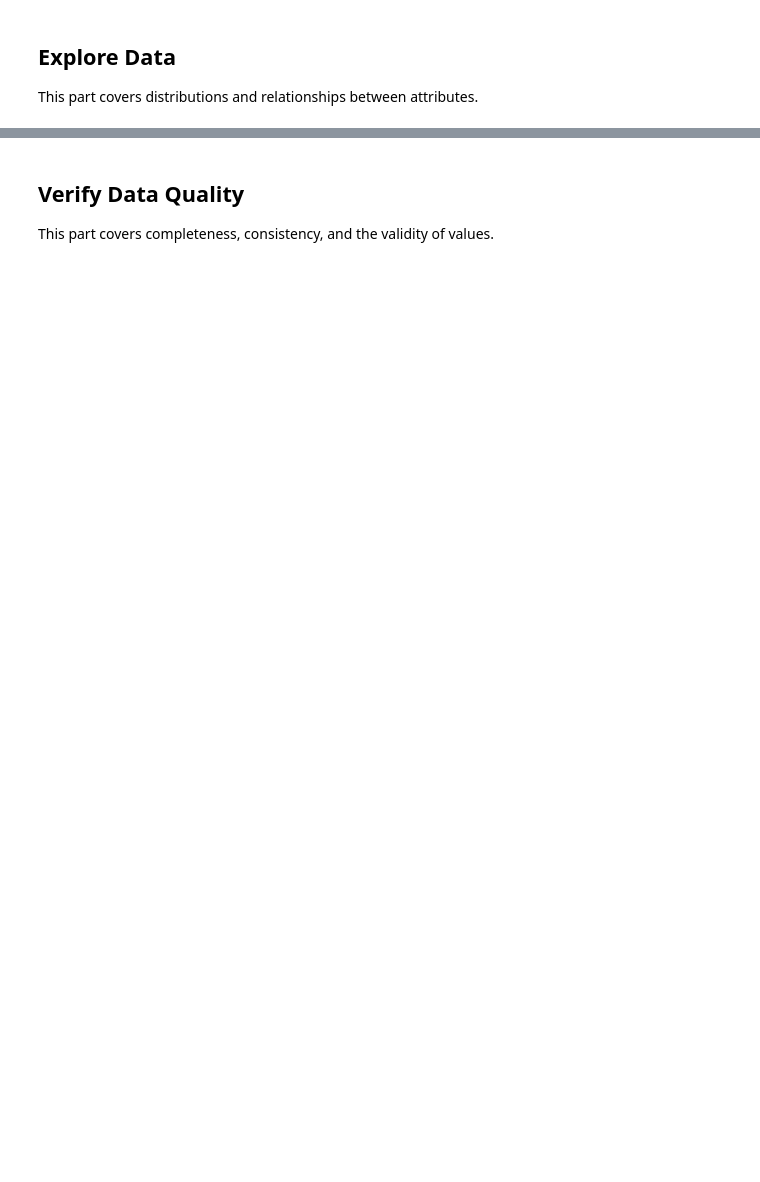
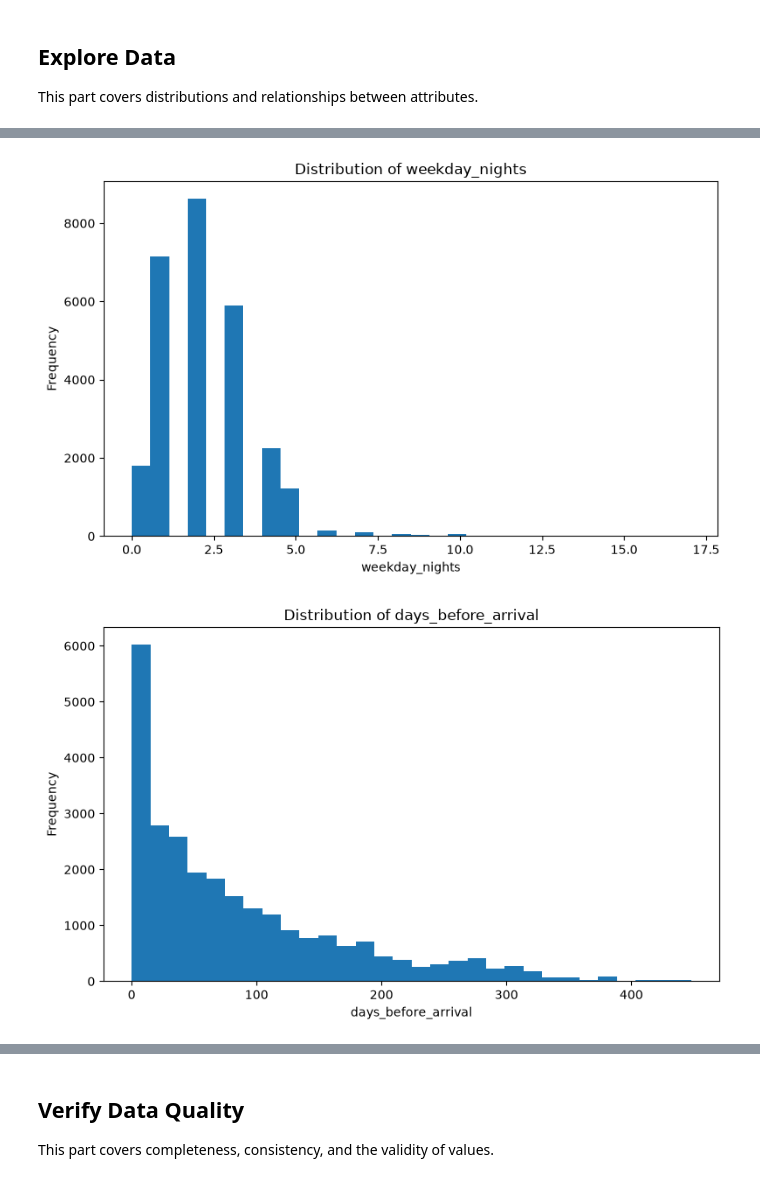
Before and after one commit to adielrum/IF3170_G32_PasukanPramaPutra, a Jupyter notebook: src/main.ipynb, the cells around one changed output, grey strips where cells are left out. Cells and saved outputs as stored; diff of their text form; code cells hidden in the pictures; blank space fills up the shorter version.

```diff
--- a/src/main.ipynb
+++ b/src/main.ipynb
@@ -131,0 +285,16 @@ This part covers the size, the attribute types, and the meaning of each column.
+# %%
+# Memilih fitur numerik, kecuali fitur kalender
+excluded_cols = [
+    "arrival_month",
+    "arrival_day",
+    "arrival_year"
+]
+
+numerical_cols = [
+    col for col in train_df.columns
+    if variable_types.get(col) == "integer"
+    and col not in excluded_cols
+]
+
+# Statistik deskriptif
+display(train_df[numerical_cols].describe().T.round(2))
@@ -137,0 +360,14 @@ This part covers distributions and relationships between attributes.
+# %%
+low_unique_cols = [
+    col for col in numerical_cols
+    if train_df[col].nunique() < 10
+]
+
+for col in low_unique_cols:
+    print(f"\nFeature: {col}")
+    counts = train_df[col].value_counts(dropna=False)
+    summary = pd.DataFrame({
+        "Count": counts,
+        "Percentage (%)": counts / len(train_df) * 100
+    })
+    display(summary.round(2))
@@ -137,0 +427,17 @@ This part covers distributions and relationships between attributes.
+# %%
+high_unique_cols = [
+    col for col in numerical_cols
+    if train_df[col].nunique() >= 10
+]
+
+for col in high_unique_cols:
+    plt.figure(figsize=(8, 5))
+    plt.hist(train_df[col].dropna(), bins=30)
+    plt.title(f"Distribution of {col}")
+    plt.xlabel(col)
+    plt.ylabel("Frequency")
+    plt.tight_layout()
+    plt.show()
+# %% [output]
+[figure, added]
+[figure, added]
```
Also changed, not shown: parts of 108 cells of this notebook, 6 other files.
